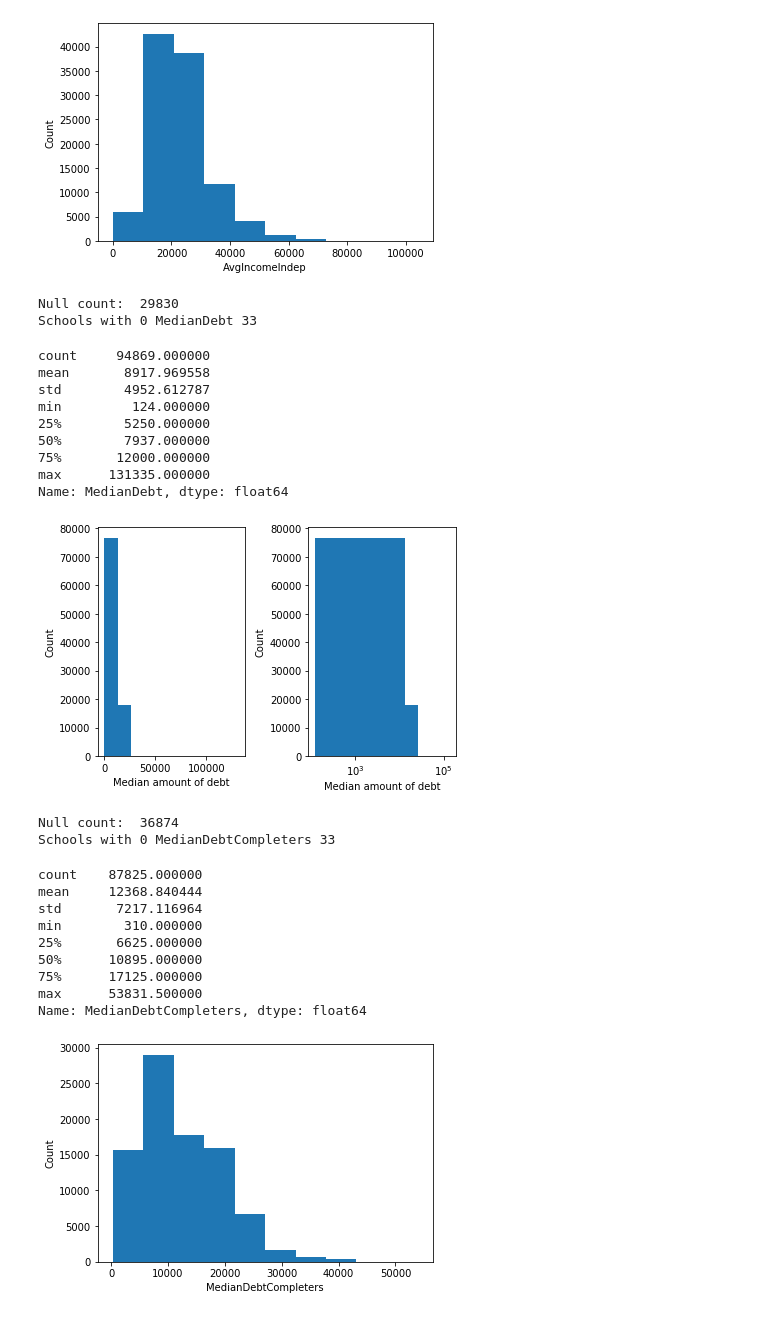
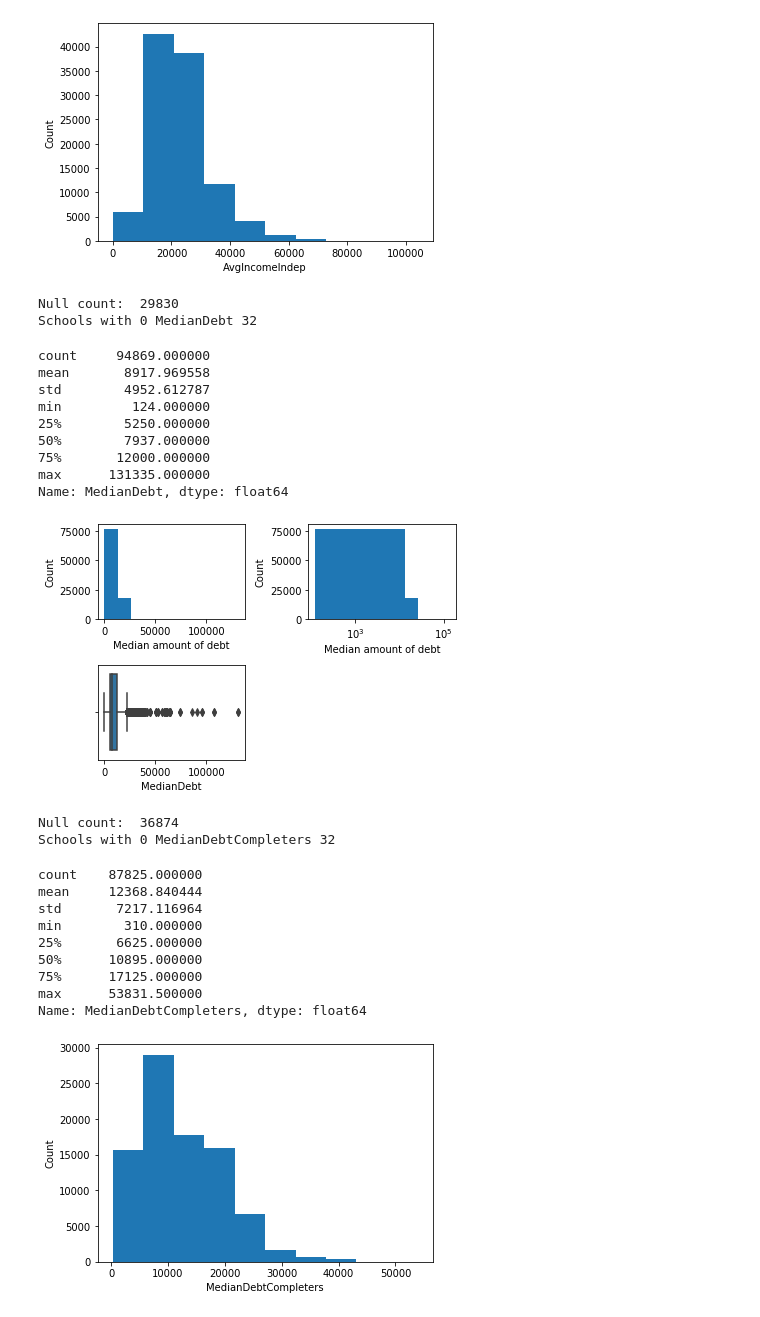
Before and after one commit to kregier/Springboard, a Jupyter notebook: Capstone2/CollegeScorecard-EDA.ipynb, the cells around one changed output. Drawn from its saved outputs; the diff is of its cells as text; code cells hidden in the pictures.

```diff
--- a/Capstone2/CollegeScorecard-EDA.ipynb
+++ b/Capstone2/CollegeScorecard-EDA.ipynb
@@ -289,6 +288,3 @@ In the preprocessing step, this column was converted to a category. It is being
 # %%
 data['Predominant degree'].value_counts()
-# plt.hist(data['Predominant degree'])
-# plt.xlabel('Degree code')
-# plt.ylabel('Count')
-# plt.show()
+data= data.drop('Predominant degree', axis=1)
@@ -976,7 +966,7 @@ print('Schools with 0 MedianDebt', zero.shape[1])
 data['MedianDebt'].describe()
 # %% [output]
 Null count:  29830
-Schools with 0 MedianDebt 33
+Schools with 0 MedianDebt 32
 count     94869.000000
 mean       8917.969558
 std        4952.612787
@@ -987,20 +977,23 @@ min         124.000000
 max      131335.000000
 Name: MedianDebt, dtype: float64
 # %%
-plt.subplot(1, 2, 1)
+plt.subplot(2, 2, 1)
 plt.hist(data['MedianDebt'])
 plt.xlabel('Median amount of debt')
 plt.ylabel('Count')
 
-plt.subplot(1, 2, 2)
+plt.subplot(2, 2, 2)
 plt.hist(data['MedianDebt'])
 plt.xlabel('Median amount of debt')
 plt.ylabel('Count')
 plt.xscale('log')
+
+plt.subplot(2, 2, 3)
+sns.boxplot('MedianDebt', data=data)
 plt.tight_layout()
 plt.show()
 # %% [output]
-[figure, old version]
+[figure, new version]
 # %%
 print('Null count: ', data[ 'MedianDebtCompleters'].isnull().sum())
 zero = data.loc[data['MedianDebtCompleters' ]==0]
@@ -1009,7 +1002,7 @@ print('Schools with 0 MedianDebtCompleters', zero.shape[1])
 data['MedianDebtCompleters' ].describe()
 # %% [output]
 Null count:  36874
-Schools with 0 MedianDebtCompleters 33
+Schools with 0 MedianDebtCompleters 32
 count    87825.000000
 mean     12368.840444
 std       7217.116964
```
Also changed, not shown: parts of 41 cells of this notebook.
